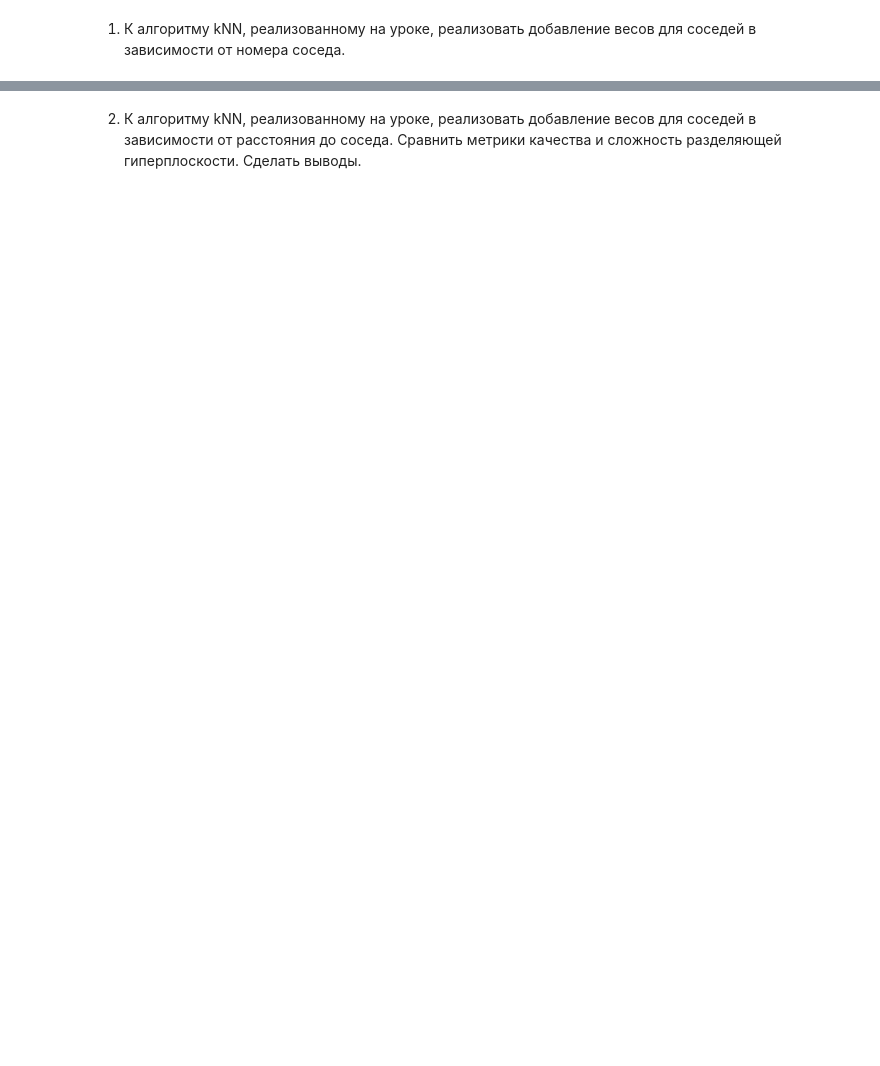
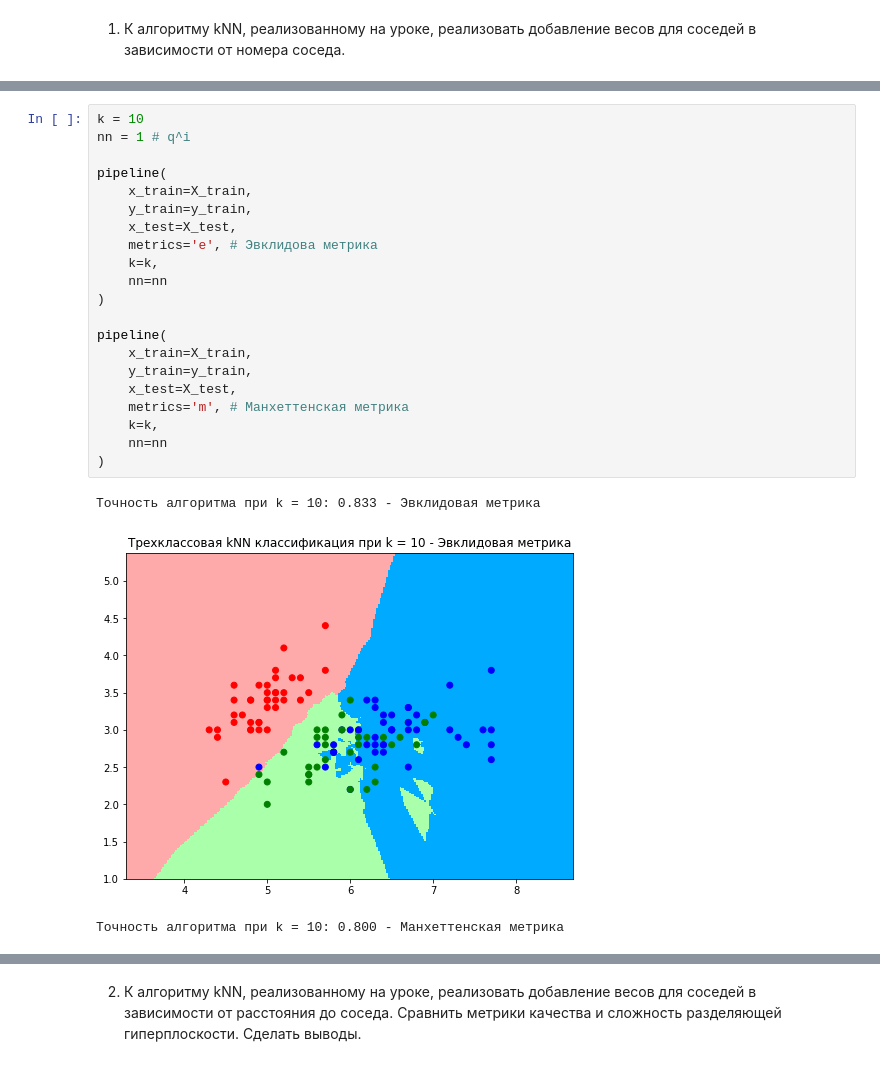
Before and after one commit to TatMillion/DA_algorithms, a Jupyter notebook: Lesson7.ipynb, the cells around one changed output, grey strips where cells are left out. Drawn from its saved outputs; the diff is of its cells as text; blank space fills up the shorter version.

```diff
--- a/Lesson7.ipynb
+++ b/Lesson7.ipynb
@@ -13,0 +154,25 @@ warnings.filterwarnings('ignore')
+# %%
+k = 10
+nn = 1 # q^i
+
+pipeline(
+    x_train=X_train,
+    y_train=y_train,
+    x_test=X_test,
+    metrics='e', # Эвклидова метрика
+    k=k,
+    nn=nn
+)
+
+pipeline(
+    x_train=X_train,
+    y_train=y_train,
+    x_test=X_test,
+    metrics='m', # Манхеттенская метрика
+    k=k,
+    nn=nn
+)
+# %% [output]
+Точность алгоритма при k = 10: 0.833 - Эвклидовая метрика
+[figure, added]
+Точность алгоритма при k = 10: 0.800 - Манхеттенская метрика
```
Also changed, not shown: parts of 33 cells of this notebook.
